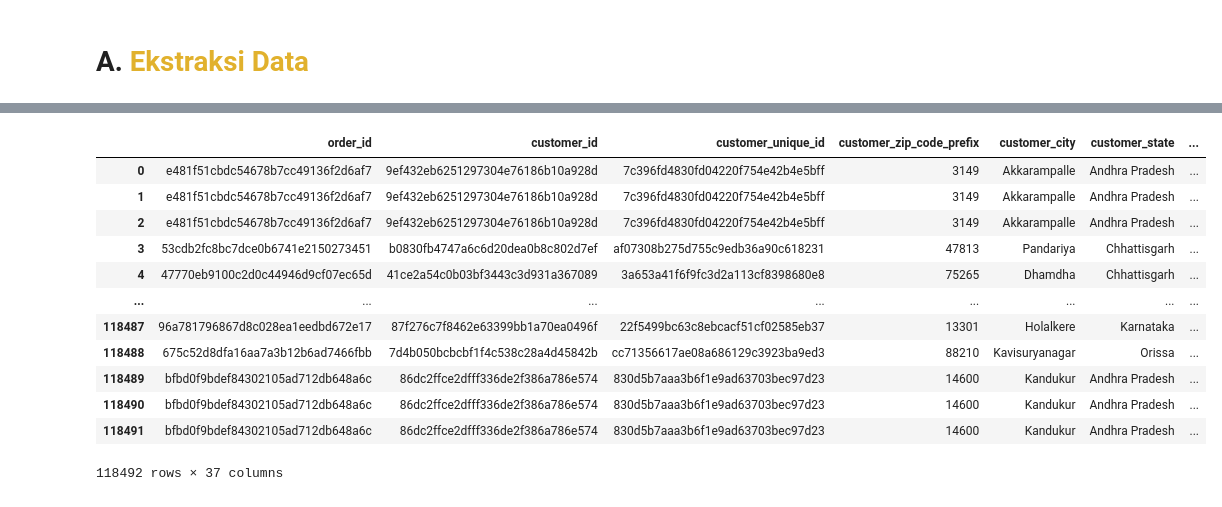
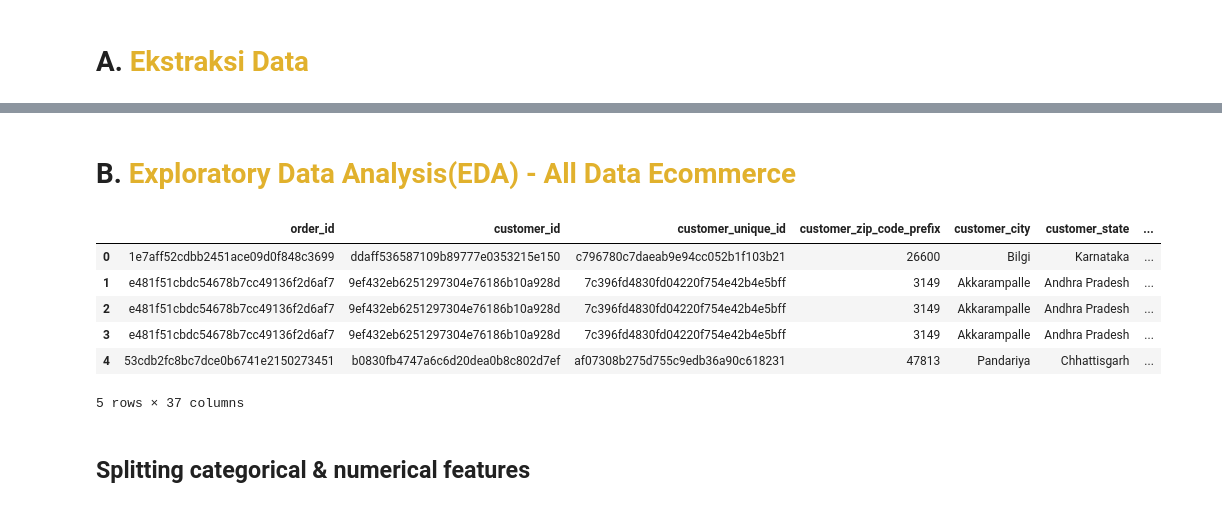
Before and after one commit to putuwistika/Project-BliData, a Jupyter notebook: EDA.ipynb, the cells around one changed output, grey strips where cells are left out. Saved outputs shown, nothing was run; the diff lists cells and outputs as text; code cells hidden in the pictures.

```diff
--- a/EDA.ipynb
+++ b/EDA.ipynb
@@ -23,16 +287,17 @@ df = pd.read_sql(f"SELECT * FROM {table_name}", conn)
+# %% [markdown]
+<a id="B"></a>
+# <b>B. <span style='color:#E1B12D'>Exploratory Data Analysis(EDA) - All Data Ecommerce </span></b>
+# %%
+df = df_full_data_ecommerce
 # %%
-display(df)
+display(df.head())
 # %% [output]
 |  | order_id | customer_id | customer_unique_id | customer_zip_code_prefix | customer_city | customer_state | ... |
-| 0 | e481f51cbdc54678b7cc49136f2d6af7 | 9ef432eb6251297304e76186b10a928d | 7c396fd4830fd04220f754e42b4e5bff | 3149 | Akkarampalle | Andhra Pradesh | ... |
+| 0 | 1e7aff52cdbb2451ace09d0f848c3699 | ddaff536587109b89777e0353215e150 | c796780c7daeab9e94cc052b1f103b21 | 26600 | Bilgi | Karnataka | ... |
 | 1 | e481f51cbdc54678b7cc49136f2d6af7 | 9ef432eb6251297304e76186b10a928d | 7c396fd4830fd04220f754e42b4e5bff | 3149 | Akkarampalle | Andhra Pradesh | ... |
 | 2 | e481f51cbdc54678b7cc49136f2d6af7 | 9ef432eb6251297304e76186b10a928d | 7c396fd4830fd04220f754e42b4e5bff | 3149 | Akkarampalle | Andhra Pradesh | ... |
-| 3 | 53cdb2fc8bc7dce0b6741e2150273451 | b0830fb4747a6c6d20dea0b8c802d7ef | af07308b275d755c9edb36a90c618231 | 47813 | Pandariya | Chhattisgarh | ... |
-| 4 | 47770eb9100c2d0c44946d9cf07ec65d | 41ce2a54c0b03bf3443c3d931a367089 | 3a653a41f6f9fc3d2a113cf8398680e8 | 75265 | Dhamdha | Chhattisgarh | ... |
-| ... | ... | ... | ... | ... | ... | ... | ... |
-| 118487 | 96a781796867d8c028ea1eedbd672e17 | 87f276c7f8462e63399bb1a70ea0496f | 22f5499bc63c8ebcacf51cf02585eb37 | 13301 | Holalkere | Karnataka | ... |
-| 118488 | 675c52d8dfa16aa7a3b12b6ad7466fbb | 7d4b050bcbcbf1f4c538c28a4d45842b | cc71356617ae08a686129c3923ba9ed3 | 88210 | Kavisuryanagar | Orissa | ... |
-| 118489 | bfbd0f9bdef84302105ad712db648a6c | 86dc2ffce2dfff336de2f386a786e574 | 830d5b7aaa3b6f1e9ad63703bec97d23 | 14600 | Kandukur | Andhra Pradesh | ... |
-| 118490 | bfbd0f9bdef84302105ad712db648a6c | 86dc2ffce2dfff336de2f386a786e574 | 830d5b7aaa3b6f1e9ad63703bec97d23 | 14600 | Kandukur | Andhra Pradesh | ... |
-| 118491 | bfbd0f9bdef84302105ad712db648a6c | 86dc2ffce2dfff336de2f386a786e574 | 830d5b7aaa3b6f1e9ad63703bec97d23 | 14600 | Kandukur | Andhra Pradesh | ... |
+| 3 | e481f51cbdc54678b7cc49136f2d6af7 | 9ef432eb6251297304e76186b10a928d | 7c396fd4830fd04220f754e42b4e5bff | 3149 | Akkarampalle | Andhra Pradesh | ... |
+| 4 | 53cdb2fc8bc7dce0b6741e2150273451 | b0830fb4747a6c6d20dea0b8c802d7ef | af07308b275d755c9edb36a90c618231 | 47813 | Pandariya | Chhattisgarh | ... |
-118492 rows × 37 columns
+5 rows × 37 columns
+# %% [markdown]
+## Splitting categorical & numerical features
```
Also changed, not shown: parts of 49 cells of this notebook, 1 other file.
